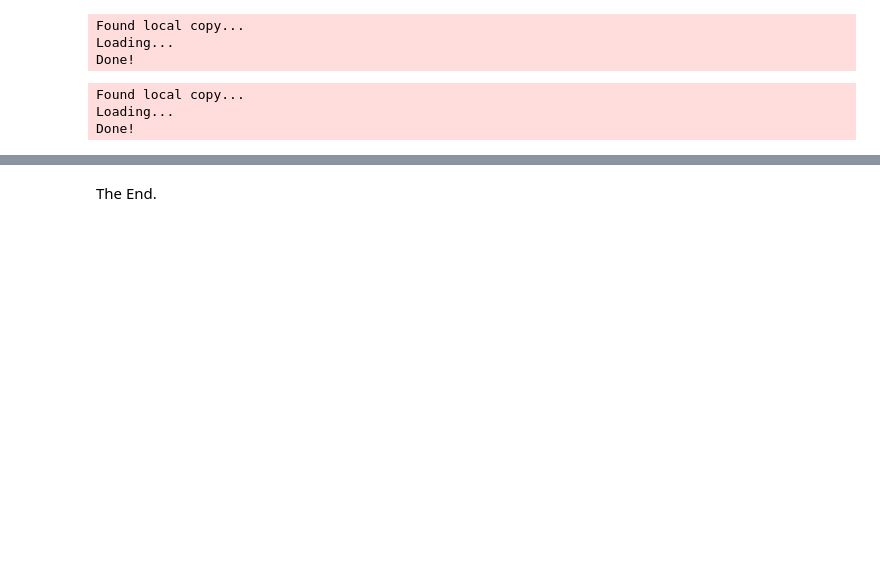
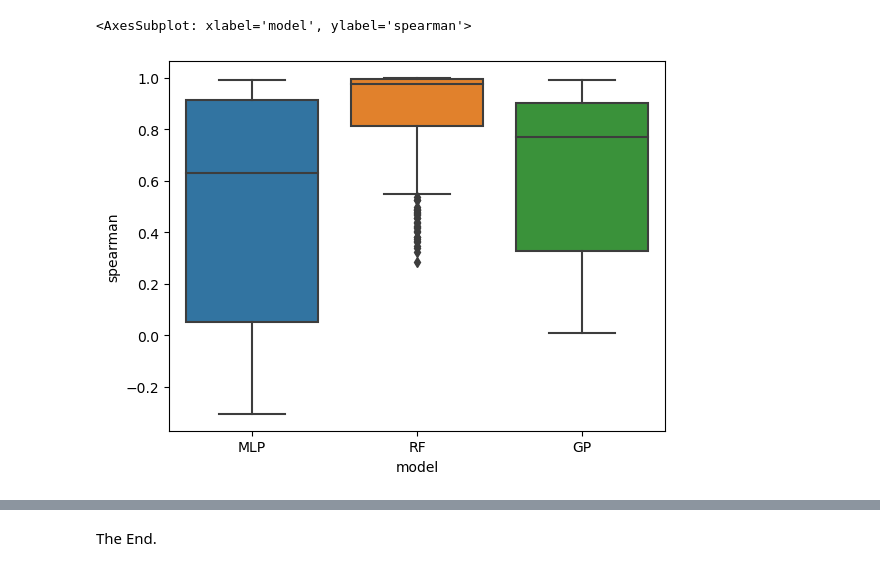
Before and after one commit to valence-labs/mood-experiments, a Jupyter notebook: notebooks/01. Relation between model space and input space.ipynb, the cells around one changed output, grey strips where cells are left out. Cells and saved outputs as stored; diff of their text form; code cells hidden in the pictures; blank space fills up the shorter version.

```diff
--- a/notebooks/01. Relation between model space and input space.ipynb
+++ b/notebooks/01. Relation between model space and input space.ipynb
@@ -31,67 +8,10 @@ save_dir = dm.fs.join(BASE_SAVE_DIR, f"{today}_NB01")
-# %%
-df_corr = pd.DataFrame()
-
-for dataset, (smiles, y) in dataset_iterator(standardize_smiles, progress=True):
-
-    for representation, (X, mask) in representation_iterator(smiles, n_jobs=-1, progress=True):
-
-        y_repr = y[mask]
-
-        virtual_screening = load_representation_for_downstream_application("virtual_screening", representation)
-        optimization = load_representation_for_downstream_application("optimization", representation)
-
-        is_regression = dataset in MOOD_REGR_DATASETS
-        mlp_model = train_model(X, y_repr, "mlp", is_regression)
-        rf_model = train_model(X, y_repr, "rf", is_regression)
-        gp_model = train_model(X, y_repr, "gp", is_regression)
-
-        # Distances in input spaces
-        input_distances = compute_knn_distance(X, [X, optimization, virtual_screening], n_jobs=-1)
-
-        labels = ["Train", "Optimization", "Virtual Screening"]
-        ax = plot_distance_distributions(input_distances, labels=labels)
-        ax.set_title(f"Input space ({representation}, {dataset})")
-        save_figure_with_fsspec(dm.fs.join(save_dir, f"{dataset}_{representation}_input_space.png"), exist_ok=OVERWRITE)
-        # To prevent the notebook from showing 100s of figures
-        plt.close()
-
-        # Distances in different model spaces
-        for name, model in {"MLP": mlp_model, "RF": rf_model, "GP": gp_model}.items():
-
-            if model is None:
-                continue
-
-            model_distances = get_model_space_distances(model, X, [X, optimization, virtual_screening])
-
-            ax = plot_distance_distributions(model_distances, labels=labels)
-            ax.set_title(f"{name} space ({representation}, {dataset})")
-
-            # Save figure
-            save_figure_with_fsspec(
-                dm.fs.join(save_dir, f"{dataset}_{representation}_{name}_space.png"),
-                exist_ok=OVERWRITE
-            )
-            # To prevent the notebook from showing 100s of figures
-            plt.close()
-
-            # Compute correlation
-            df = compute_correlations(
-                input_distances,
-                model_distances,
-                labels,
-            )
-            df["model"] = name
-            df["dataset"] = dataset
-            df["representation"] = representation
-            df_corr = pd.concat((df_corr, df), ignore_index=True)
-
-path = dm.fs.join(save_dir, "correlations.csv")
-df_corr.to_csv(path, index=False)
-df_corr.head()
-# %% [output]
-Found local copy...
-Loading...
-Done!
-Found local copy...
-Loading...
-Done!
+# %%
+PATH = "gs://experiments-output/mood-v2/results/figures/20221121_NB01/correlations.csv"
+assert dm.fs.exists(PATH)
+# %%
+df = pd.read_csv(PATH)
+# %%
+sns.boxplot(data=df, x="model", y="spearman")
+# %% [output]
+<AxesSubplot: xlabel='model', ylabel='spearman'>
+[figure, added]
```
Also changed, not shown: parts of 7 cells of this notebook, 2 other files.
